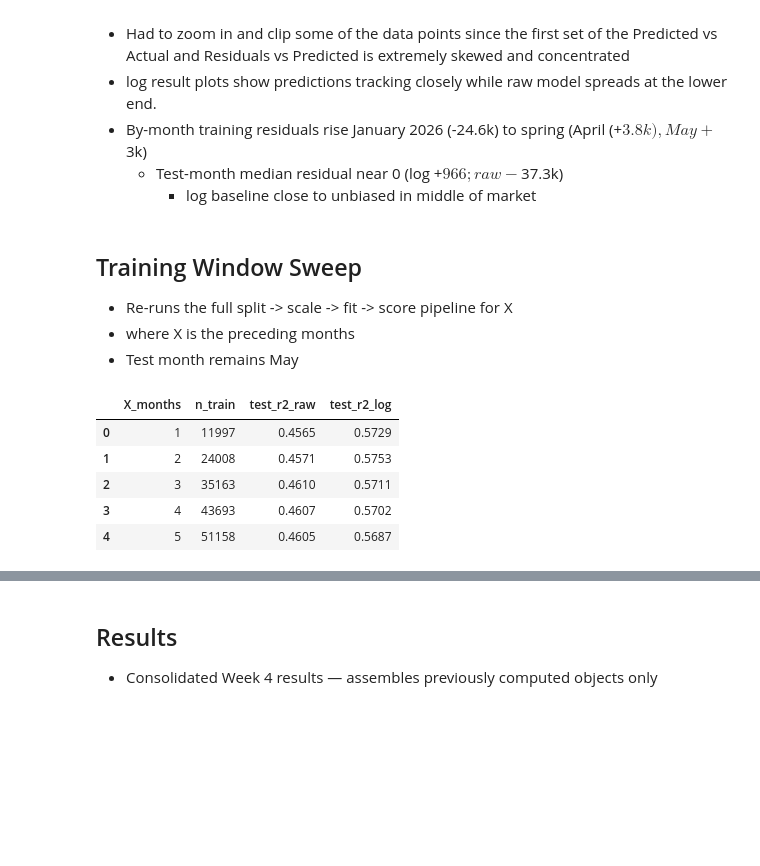
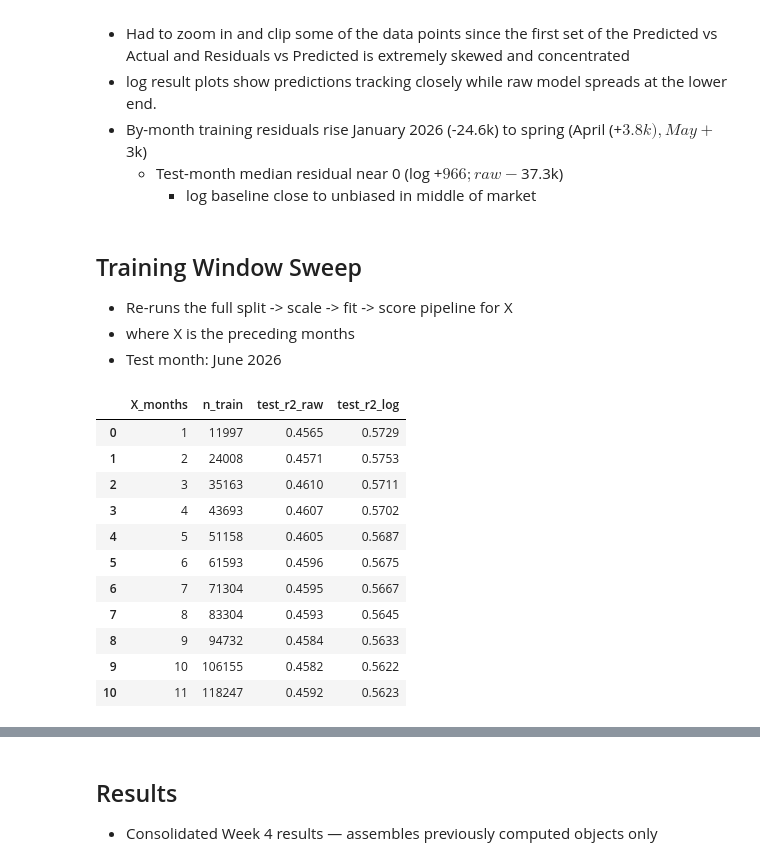
Before and after one commit to iviang/IDX-Exchange-DS-2026, a Jupyter notebook: Deliverables/Week 4/03_baseline_model.ipynb, the cells around one changed output, grey strips where cells are left out. Drawn from its saved outputs; the diff is of its cells as text; code cells hidden in the pictures; blank space fills up the shorter version.

```diff
--- a/Deliverables/Week 4/03_baseline_model.ipynb
+++ b/Deliverables/Week 4/03_baseline_model.ipynb
@@ -439,36 +437,42 @@ test_df.nlargest(5, TARGET)[["ClosePrice", "LivingArea", "BedroomsTotal", "Bathr
 
 - Re-runs the full split -> scale -> fit -> score pipeline for X
 - where X is the preceding months
-- Test month remains May
+- Test month: June 2026
 # %%
 sweep = []
-for x in range(1, 6):
+for x in range(1, TRAIN_MONTHS + 1):    #no longer hardcoded sweep
     tr, te = chrono_split(df, window=x)
     Xtr, Xte = tr[feature], te[feature]
     ytr, yte = tr[TARGET], te[TARGET]
 
     sc = StandardScaler().fit(Xtr)
     Xtr_s, Xte_s = sc.transform(Xtr), sc.transform(Xte)
 
     m_raw = LinearRegression().fit(Xtr_s, ytr)
     m_log = LinearRegression().fit(Xtr_s, np.log(ytr))
 
     sweep.append({
         "X_months": x,
         "n_train": len(tr),
         "test_r2_raw": r2_score(yte, m_raw.predict(Xte_s)),
         "test_r2_log": r2_score(yte, np.exp(m_log.predict(Xte_s))),
     })
 
 sweep = pd.DataFrame(sweep)
 sweep
 # %% [output]
 |  | X_months | n_train | test_r2_raw | test_r2_log |
 | 0 | 1 | 11997 | 0.4565 | 0.5729 |
 | 1 | 2 | 24008 | 0.4571 | 0.5753 |
 | 2 | 3 | 35163 | 0.4610 | 0.5711 |
 | 3 | 4 | 43693 | 0.4607 | 0.5702 |
 | 4 | 5 | 51158 | 0.4605 | 0.5687 |
+| 5 | 6 | 61593 | 0.4596 | 0.5675 |
+| 6 | 7 | 71304 | 0.4595 | 0.5667 |
+| 7 | 8 | 83304 | 0.4593 | 0.5645 |
+| 8 | 9 | 94732 | 0.4584 | 0.5633 |
+| 9 | 10 | 106155 | 0.4582 | 0.5622 |
+| 10 | 11 | 118247 | 0.4592 | 0.5623 |
 # %%
 #visual
 
```
Also changed, not shown: parts of 8 cells of this notebook.
